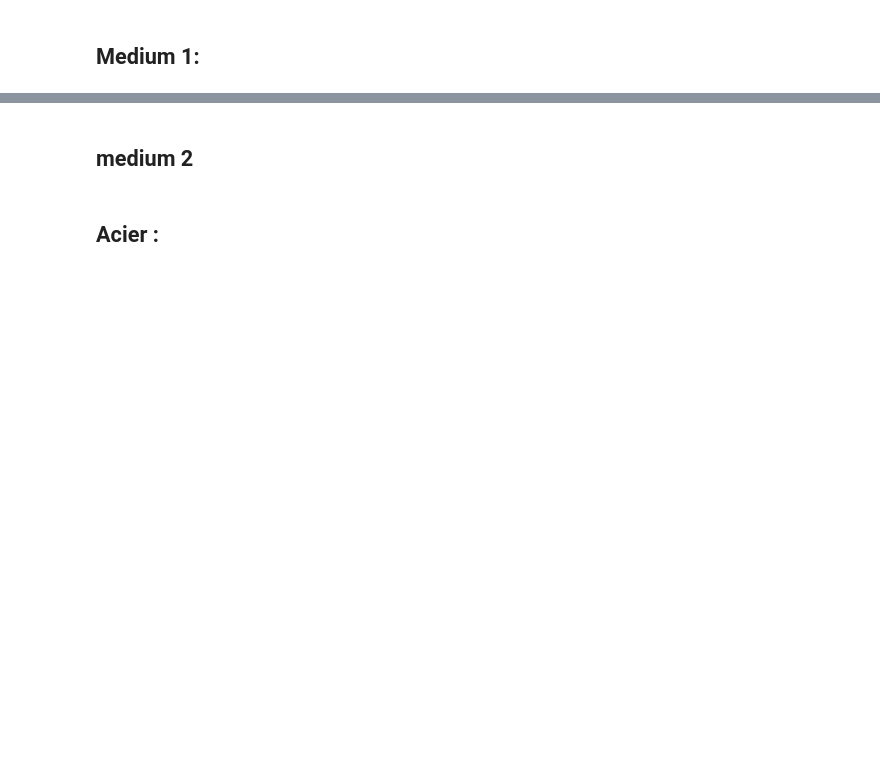
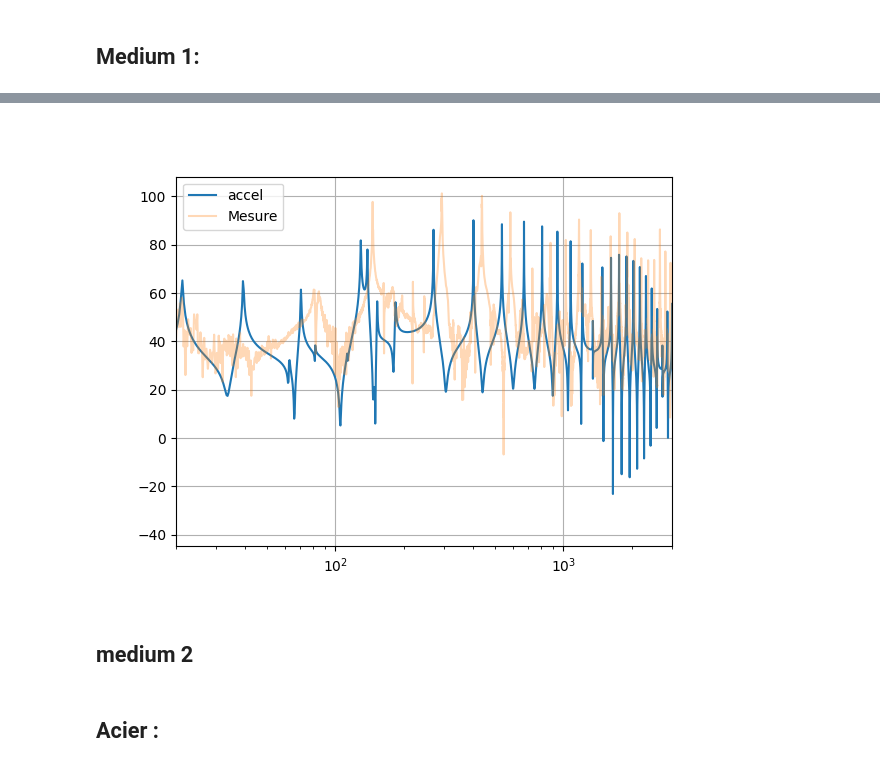
Before and after one commit to peladeaucome/ATIAM-PAM-AnalyseInstruments, a Jupyter notebook: Data/création_Dataset.ipynb, the cells around one changed output, grey strips where cells are left out. Drawn from its saved outputs; the diff is of its cells as text; code cells hidden in the pictures; blank space fills up the shorter version.

```diff
--- a/Data/création_Dataset.ipynb
+++ b/Data/création_Dataset.ipynb
@@ -7,5 +8,5 @@ import pickle
 # %%
-Fe = 2**15
+Fe = 2**16
 # %% [markdown]
 ## Medium 1:
 # %%
@@ -30,3 +37,7 @@ display(Audio(Q,rate=Fe))
+# %%
+T,rho_l,L,B,h,E_nu,rhoT,Lx,Ly = param_dataset[0]
+Q = f.Main(T,rho_l,L,B,h,E_nu,rhoT,Lx,Ly,xinB,Fe)
+display(Audio(Q,rate=Fe))  ## acier_1C
 # %%
 from scipy.io import wavfile, loadmat
 C1P1mat = loadmat("../../Mesures/Mesures_2023.01.27_LAM_normalise/Medium_1/Corde_Acier/C_3_P_1.mat")
@@ -42,26 +53,28 @@ fy2 = np.fft.rfftfreq(Nfft,1/fs2)
 # %%
 
 Q_f = np.fft.rfft(Q)
 #F_f = np.fft.rfft(F)
 #F_f2 = np.fft.rfft(F_2)
 
 freq = np.fft.rfftfreq(len(Q)) * Fe
 
 import matplotlib.pyplot as plt
 %matplotlib widget
 
 plt.figure()
 plt.semilogx(freq,20*np.log10(np.abs(Q_f)),label='accel')
 #plt.semilogx(freq,20*np.log10(np.abs(F_f)/np.max(np.abs(F_f))),label='Force_corde')
 #plt.semilogx(freq,20*np.log10(np.abs(F_f2)/np.max(np.abs(F_f2))),label='Force_table')
 #plt.semilogx(freq,20*np.log10(np.abs(F_f2 / F_f)),label='Force dif')
 
-#plt.semilogx(fy2, 20*np.log10(np.abs(Y2)),label='Mesure')
+plt.semilogx(fy2, 20*np.log10(np.abs(Y2)),label='Mesure',alpha = 0.3)
 
 plt.xlim(20,3000)
 plt.legend()
 plt.grid()
 plt.show()
+# %% [output]
+[figure, added]
 # %%
 display(Audio(Q,rate=Fe))
 # %%
```
Also changed, not shown: parts of 4 cells of this notebook, 5 other files.
